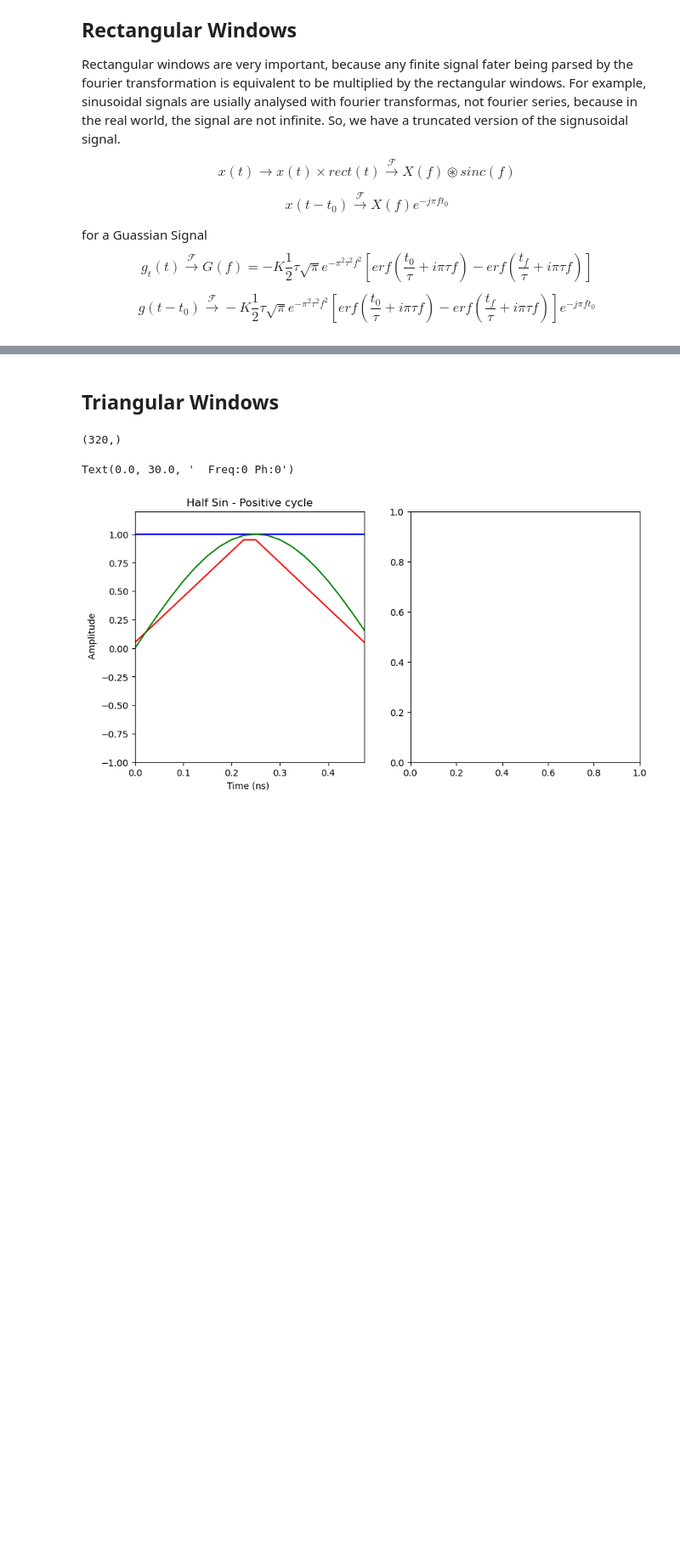
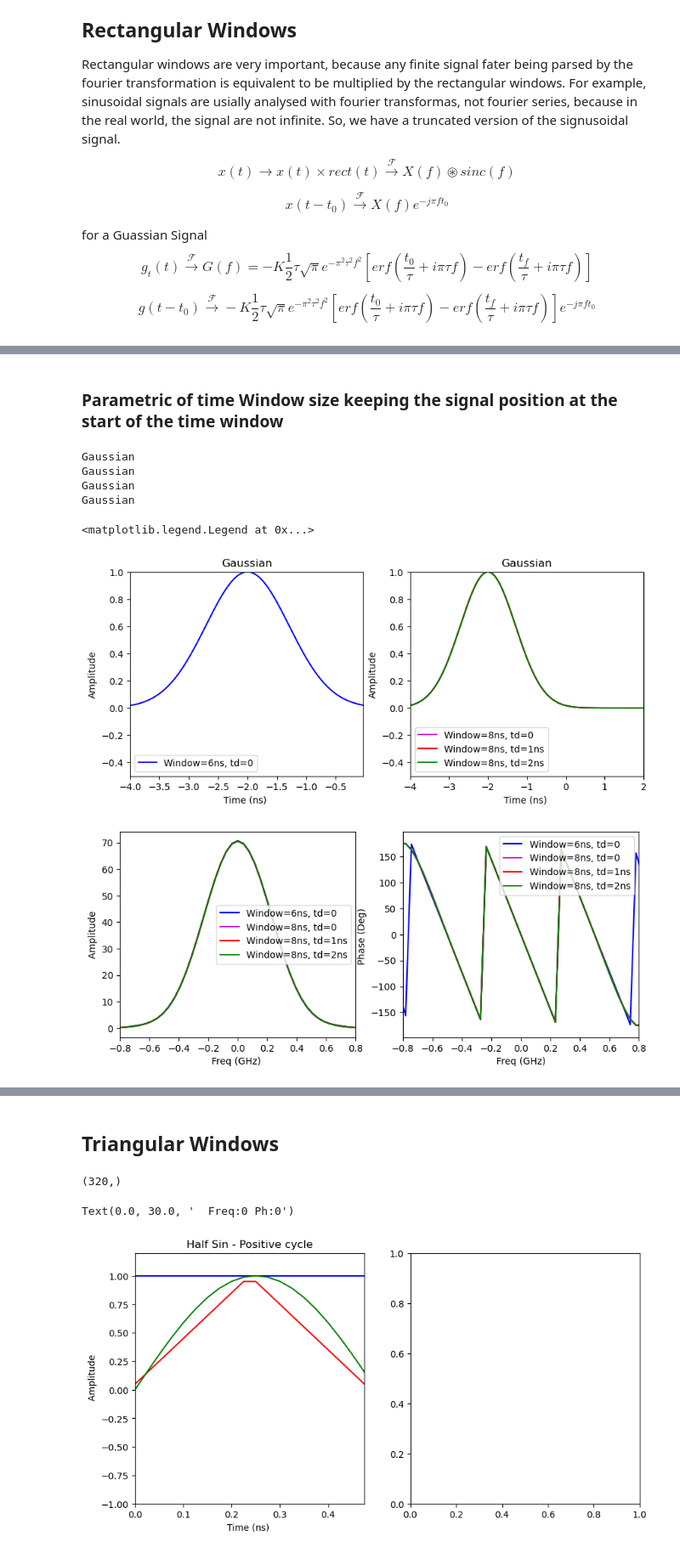
Before and after one commit to andrevsl/SpectralBook, a Jupyter notebook: ChapterSpectral.ipynb, the cells around one changed output, grey strips where cells are left out. Shown at 85% size. Cells and saved outputs as stored; diff of their text form; code cells hidden in the pictures; blank space fills up the shorter version.

```diff
--- a/ChapterSpectral.ipynb
+++ b/ChapterSpectral.ipynb
@@ -292,2 +296,75 @@ axf[1].legend(['Window=6ns, td=0', 'Window=8ns, td=0','Window=8ns, td=1ns','Wind
+# %% [markdown]
+### Parametric of time Window size keeping the signal position at the start of the time window
+# %%
+# Windowing
+import numpy as np
+from numpy import sin, exp, cos, log10, pi,angle, cos
+import pandas as pd
+import matplotlib.pyplot as plt
+from bookfuncs.simuParams import  SimuParam
+from bookfuncs.plotfunc import plot1DTparametric,plot1DS,plot1DSparametric,S1d,plot1DSparametricUwrap
+from scipy import signal
+from bookfuncs.signalFunc import  gaussinaSignal
+import warnings
+warnings.filterwarnings('ignore')
+
+par=SimuParam()
+par.par
+# Time sinals
+# print(t.shape)
+
+t0=-4e-9 #ar.par.loc['Gau','t0']
+tf=0e-9
+tf2=2e-9 #ar.par.loc['Gau','t0']
+tf1=4e-9
+tf3=6e-9
+td=-2e-9
+
+t=np.arange(t0,tf,par.par.loc['Gau','dt'])
+t2=np.arange(t0,tf2,par.par.loc['Gau','dt'])
+t3=np.arange(t0,tf2,par.par.loc['Gau','dt'])
+t4=np.arange(t0,tf2,par.par.loc['Gau','dt'])
+
+gt=gaussinaSignal(t,tau,td)
+gt2=gaussinaSignal(t2,tau,td)
+gt3=gaussinaSignal(t3,tau,td)
+gt4=gaussinaSignal(t4,tau,td)
+
+
+fig1,axt=plt.subplots(1,2)
+fig1.set_size_inches((10,4))
+plot1DTparametric(axt,t,(0,[t.min()/1e-9,t.max()/1e-9],[-0.5,1],gt,"Gaussian",'b','-'))
+axt[0].legend(['Window=6ns, td=0'])
+
+plot1DTparametric(axt,t2,(1,[t2.min()/1e-9,t2.max()/1e-9],[-0.5,1],gt2,"Gaussian",'m','-'))
+plot1DTparametric(axt,t2,(1,[t2.min()/1e-9,t2.max()/1e-9],[-0.5,1],gt3,"Gaussian",'r','-'))
+plot1DTparametric(axt,t2,(1,[t2.min()/1e-9,t2.max()/1e-9],[-0.5,1],gt4,"Gaussian",'g','-'))
+axt[1].legend(['Window=8ns, td=0','Window=8ns, td=1ns','Window=8ns, td=2ns'])
+
+Nfft=1025 # FFT points
+Fs=1/(t[1]-t[0])
+Fs2=1/(t2[1]-t2[0])
+
+Gs=S1d(gt,Nfft,Fs) # Frequency Domain Signal
+Gs2=S1d(gt2,Nfft,Fs2) # Frequency Domain Signal
+Gs3=S1d(gt3,Nfft,Fs2) # Frequency Domain Signal
+Gs4=S1d(gt4,Nfft,Fs2) # Frequency Domain Signal
+
+fig2,axf=plt.subplots(1,2)
+fig2.set_size_inches((10,4))
+plot1DSparametric(axf,Gs['f'],0.8,(0,Gs['S'],'b','-'),
+                                  (0,Gs2['S'],'m','-'),
+                                  (0,Gs3['S'],'r','-'),
+                                  (0,Gs4['S'],'g','-'))
+axf[0].legend(['Window=6ns, td=0', 'Window=8ns, td=0','Window=8ns, td=1ns','Window=8ns, td=2ns'])
+axf[1].legend(['Window=6ns, td=0', 'Window=8ns, td=0','Window=8ns, td=1ns','Window=8ns, td=2ns'])
+# %% [output]
+Gaussian
+Gaussian
+Gaussian
+Gaussian
+<matplotlib.legend.Legend at 0x...>
+[figure, added]
+[figure, added]
 # %% [markdown]
  **Comments**
```
Also changed, not shown: parts of 3 cells of this notebook, 43 other files.
